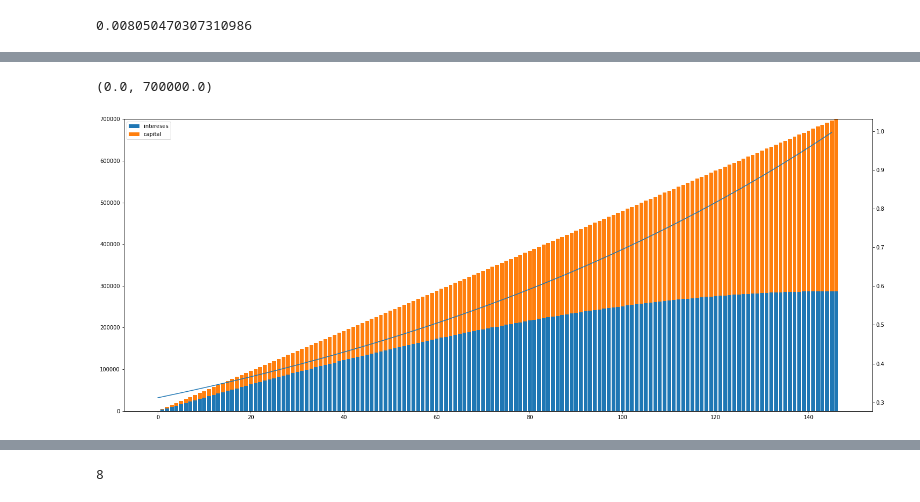
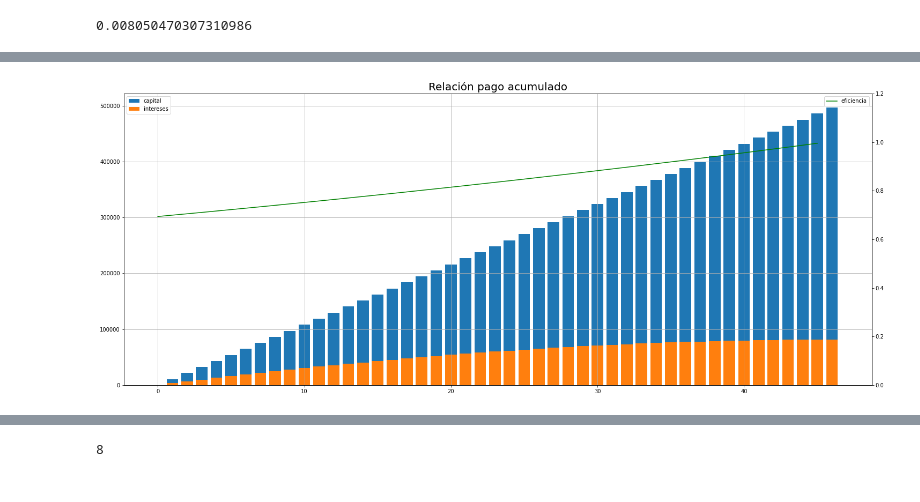
Before and after one commit to alejgdr/amortizacion, a Jupyter notebook: amortizador.ipynb, the cells around one changed output, grey strips where cells are left out. Saved outputs shown, nothing was run; the diff lists cells and outputs as text; code cells hidden in the pictures.

```diff
--- a/amortizador.ipynb
+++ b/amortizador.ipynb
@@ -70,7 +96,7 @@ seguros= 0
 # %%
 valor_inicial= 410332
 tasa=tasa_equivalente_mensual
-pago_mensual= 4800#+6000#*2#4734*2
+pago_mensual= 4800+6000#+1200#*2#4734*2
 pagos_extras = 350
 seguros= 0
 meses=12*19
@@ -107,0 +103,2 @@ Pago terminado en periodo  12.166666666666666
+# %%
+amortizacion_df, periods = ciclo_amortizacion(valor_inicial, tasa, pago_mensual,meses,1)
@@ -154,6 +146,13 @@ plt.show()
 # %%
-fig, ax = plt.subplots(figsize=(25,10))
-ax.bar(periods, amortizacion_df['intereses'], label='intereses')
-ax.bar(periods, amortizacion_df['pago_capital'],bottom= amortizacion_df['intereses'],label='capital')
-ax.legend()
+def grafica_eficiencia_mensual(periods, amortizacion_df):
+    fig, ax = plt.subplots(figsize=(20,8))
+
+
+    ax.bar(periods, amortizacion_df['pago_capital'], bottom=amortizacion_df['intereses'], label='capital')
+    ax.bar(periods, amortizacion_df['intereses'], label='intereses')
+
+    ax.set_title('Relacion de pago mensual', fontsize=21)
+    ax.grid()
+    ax.legend()
+grafica_eficiencia_mensual(periods, amortizacion_df)
 # %% [output]
@@ -162,15 +160,23 @@ ax.legend()
 # %%
-fig, ax = plt.subplots(figsize=(25,10))
-ax.bar(periods, amortizacion_df['pago_intereses_acum'], label='intereses')
-ax.bar(periods, amortizacion_df['pago_capital_acum'],bottom= amortizacion_df['pago_intereses_acum'],label='capital')
-# ax.plot(amortizacion_df['pago_intereses_acum'].diff())
-ax2= ax.twinx()
-ax2.plot(amortizacion_df['eficiencia'])
-ax.legend()
-ax.set_ylim(0,700000)
+def grafica_pago_acumulado(periods, amortizacion_df):
+    fig, ax = plt.subplots(figsize=(25,10))
+    ax.bar(periods, amortizacion_df['pago_capital_acum'],bottom= amortizacion_df['pago_intereses_acum'],label='capital')
+    ax.bar(periods, amortizacion_df['pago_intereses_acum'], label='intereses')
+
+    ax2= ax.twinx()
+    ax2.plot(amortizacion_df['eficiencia'],'g-', label='eficiencia')
+
+
+    ax.set_title('Relación pago acumulado', fontsize=20)
+    ax.legend()
+    ax2.legend()
+    ax.grid()
+    ax2.set_ylim(0,1.2)
+
+
+grafica_pago_acumulado(periods, amortizacion_df)
 # %% [output]
-(0.0, 700000.0)
-[figure, old version]
+[figure, new version]
 # %%
 len(periods)
 # %% [output]
```
Also changed, not shown: parts of 33 cells of this notebook.
